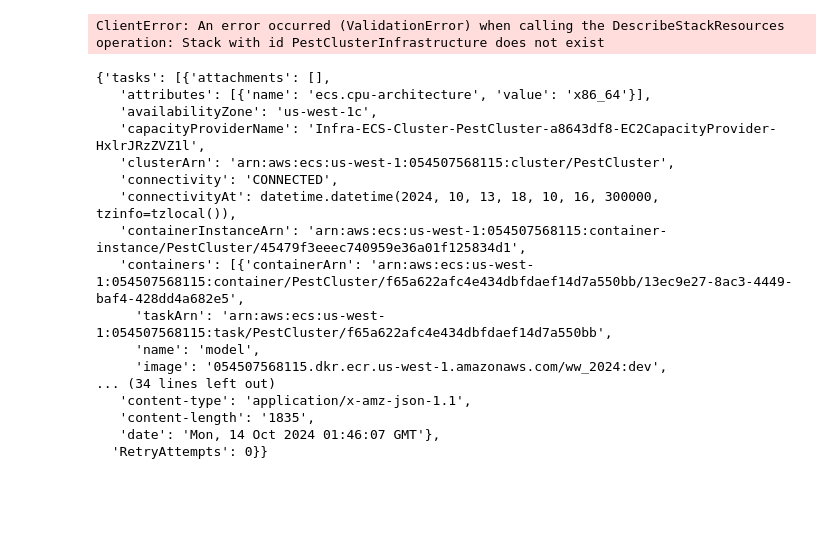
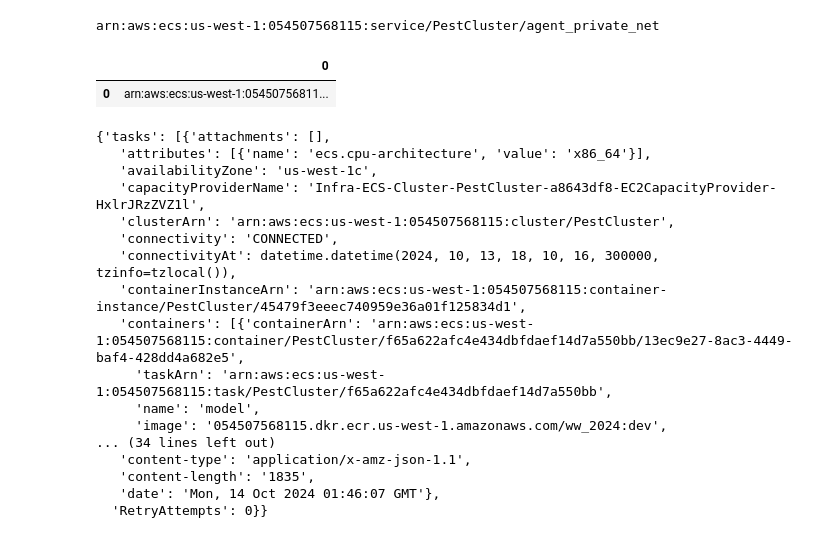
Before and after one commit to mmaneta/eki_dev_machine, a Jupyter notebook: src/aws_cluster/pest_cluster.ipynb, the cells around one changed output. Saved outputs shown, nothing was run; the diff lists cells and outputs as text; code cells hidden in the pictures; blank space fills up the shorter version.

Commit message:
progress on pest cluster

```diff
--- a/src/aws_cluster/pest_cluster.ipynb
+++ b/src/aws_cluster/pest_cluster.ipynb
@@ -30,5 +46,6 @@ Stack PestClusterInfrastructure does not exist
 # %%
-# ecs.client.update_service(
-#     cluster='PestCluster',
-#     service='agent_private_net',
-#     desiredCount=0)
+desired_number_agents = 2
+
+
+### Do not modify anything below this line ######
+pest_cluster.update_number_agents(path_yaml_config, desired_number_agents)
@@ -55,9 +70,14 @@ pest_cluster.create_main_task(path_yaml_config)
 # %%
-cf = AwsService.from_service('cloudformation')
-stack_resources = cf.client.describe_stack_resources(StackName="PestClusterInfrastructure")
-for resource in stack_resources['StackResources']:
-    if resource['ResourceType'] == "AWS::ElasticLoadBalancingV2::TargetGroup":
-        target_group_arn = resource['PhysicalResourceId']
-        print(target_group_arn)
+# cf = AwsService.from_service('cloudformation')
+# stack_resources = cf.client.describe_stack_resources(StackName="PestClusterInfrastructure")
+# for resource in stack_resources['StackResources']:
+#     if resource['ResourceType'] == "AWS::ECS::Service":
+#         service_arn = resource['PhysicalResourceId']
+#         print(service_arn)
 # %% [output]
-ClientError: An error occurred (ValidationError) when calling the DescribeStackResources operation: Stack with id PestClusterInfrastructure does not exist
+arn:aws:ecs:us-west-1:054507568115:service/PestCluster/agent_private_net
+# %%
+pest_cluster.list_agent_tasks(path_yaml_config)
+# %% [output]
+|  | 0 |
+| 0 | arn:aws:ecs:us-west-1:05450756811... |
```
Also changed, not shown: parts of 22 cells of this notebook, 3 other files.
